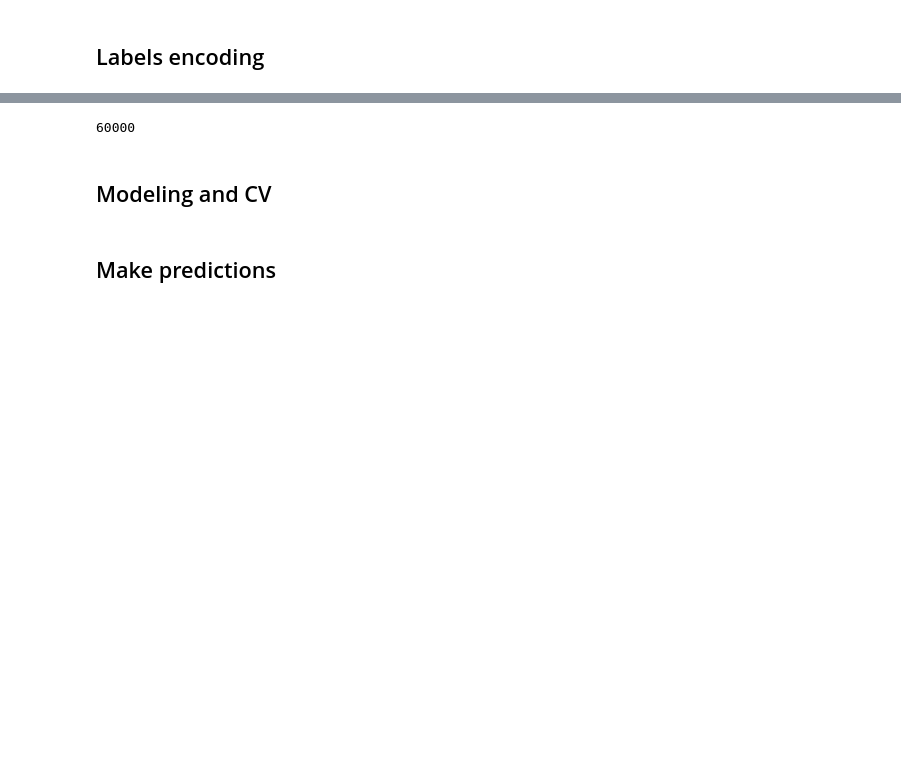
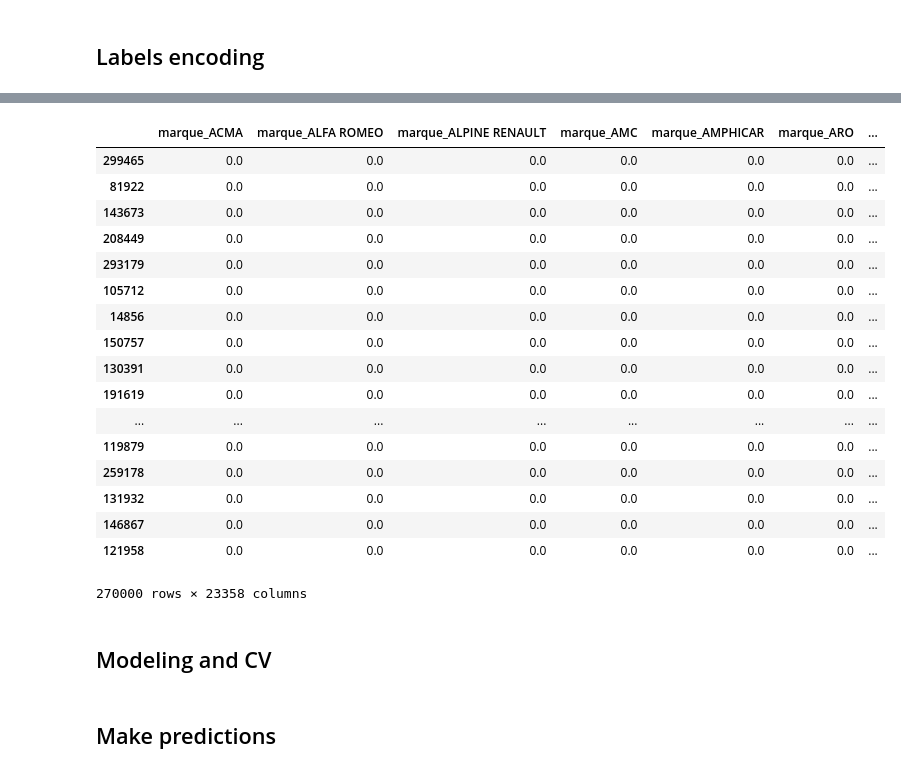
Before and after one commit to KonstantinPristavskiy/ML-training, a Jupyter notebook: src/Practice.ipynb, the cells around one changed output, grey strips where cells are left out. Saved outputs shown, nothing was run; the diff lists cells and outputs as text; code cells hidden in the pictures; blank space fills up the shorter version.

```diff
--- a/src/Practice.ipynb
+++ b/src/Practice.ipynb
@@ -32,25 +52,2 @@ False
 # %% [markdown]
 ## Labels encoding
-# %%
-data = train.head(10).copy()
-
-features = ['marque', 'puis_fiscale', 'energie_veh']
-
-cat_columns = [i for i in data[features].select_dtypes(include=['object']).columns]
-
-encoded = []
-
-for i in cat_columns:
-    enc = LabelEncoder()
-    encoded.append(enc.fit_transform(data[i]))
-
-print encoded
-
-
-#run OHE
-
-for i in range(len(cat_columns)):
-    enc = OneHotEncoder(sparse=False)
-    encoded[i] = enc.fit_transform(encoded[i].reshape(-1, 1))
-
-print encoded
@@ -78,7 +54,3 @@ print encoded
-# %%
-len(test['marque'])
-# %% [output]
-60000
 # %%
 def onehotencoding(data, features='all'):
     #функция для перевода всех категориальных данных в числа с помощью кодировки
@@ -91,10 +63,11 @@ def onehotencoding(data, features='all'):
     #записать названия столбцов, в которых хранятся категориальные переменные
     #из всех фич выбрать только категориальные
     # <YOUR CODE>
-    cat_columns = [i for i in data[features].select_dtypes(include=['object']).columns]
+    cat_columns = list(data[features].select_dtypes(include=['category','object']))
 
 
     # encode all features using LabelEncoder
+    encoded = []
 
     for i in cat_columns:
         enc = LabelEncoder()
@@ -117,8 +90,12 @@ def onehotencoding(data, features='all'):
 
 
 
+
     # create new dataframe
     # <YOUR CODE>
+    new_data = pd.get_dummies(data[cat_columns],columns=data[cat_columns].columns,sparse=True)
+
+
 
 
     return new_data
@@ -127,9 +104,10 @@ def onehotencoding(data, features='all'):
 
 # first save target in a separate variable and drop index, id, codepostal
 # <YOUR CODE>
-
+target_train = train['prime_tot_ttc']
 # stack train and test sets for label encoding
 # <YOUR CODE>
 
 #find categorical variables for encoding
 # <YOUR CODE>
+cat_columns = list(train.select_dtypes(include=['category','object']))
@@ -138,5 +114,29 @@ def onehotencoding(data, features='all'):
+# %%
+# apply ohe function
+new_train = onehotencoding(train, cat_columns)
+result_train = pd.concat([train, new_train], axis=1)
 # %%
 # devide back new data frame on train and test sets
+new_train
+# %% [output]
+|  | marque_ACMA | marque_ALFA ROMEO | marque_ALPINE RENAULT | marque_AMC | marque_AMPHICAR | marque_ARO | ... |
+| 299465 | 0.0 | 0.0 | 0.0 | 0.0 | 0.0 | 0.0 | ... |
+| 81922 | 0.0 | 0.0 | 0.0 | 0.0 | 0.0 | 0.0 | ... |
+| 143673 | 0.0 | 0.0 | 0.0 | 0.0 | 0.0 | 0.0 | ... |
+| 208449 | 0.0 | 0.0 | 0.0 | 0.0 | 0.0 | 0.0 | ... |
+| 293179 | 0.0 | 0.0 | 0.0 | 0.0 | 0.0 | 0.0 | ... |
+| 105712 | 0.0 | 0.0 | 0.0 | 0.0 | 0.0 | 0.0 | ... |
+| 14856 | 0.0 | 0.0 | 0.0 | 0.0 | 0.0 | 0.0 | ... |
+| 150757 | 0.0 | 0.0 | 0.0 | 0.0 | 0.0 | 0.0 | ... |
+| 130391 | 0.0 | 0.0 | 0.0 | 0.0 | 0.0 | 0.0 | ... |
+| 191619 | 0.0 | 0.0 | 0.0 | 0.0 | 0.0 | 0.0 | ... |
+| ... | ... | ... | ... | ... | ... | ... | ... |
+| 119879 | 0.0 | 0.0 | 0.0 | 0.0 | 0.0 | 0.0 | ... |
+| 259178 | 0.0 | 0.0 | 0.0 | 0.0 | 0.0 | 0.0 | ... |
+| 131932 | 0.0 | 0.0 | 0.0 | 0.0 | 0.0 | 0.0 | ... |
+| 146867 | 0.0 | 0.0 | 0.0 | 0.0 | 0.0 | 0.0 | ... |
+| 121958 | 0.0 | 0.0 | 0.0 | 0.0 | 0.0 | 0.0 | ... |
+270000 rows × 23358 columns
 # %%
 # you should get train set shape is (300000, 266) and test set shape is (30000, 266)
 # %% [markdown]
```
Also changed, not shown: parts of 7 cells of this notebook.
